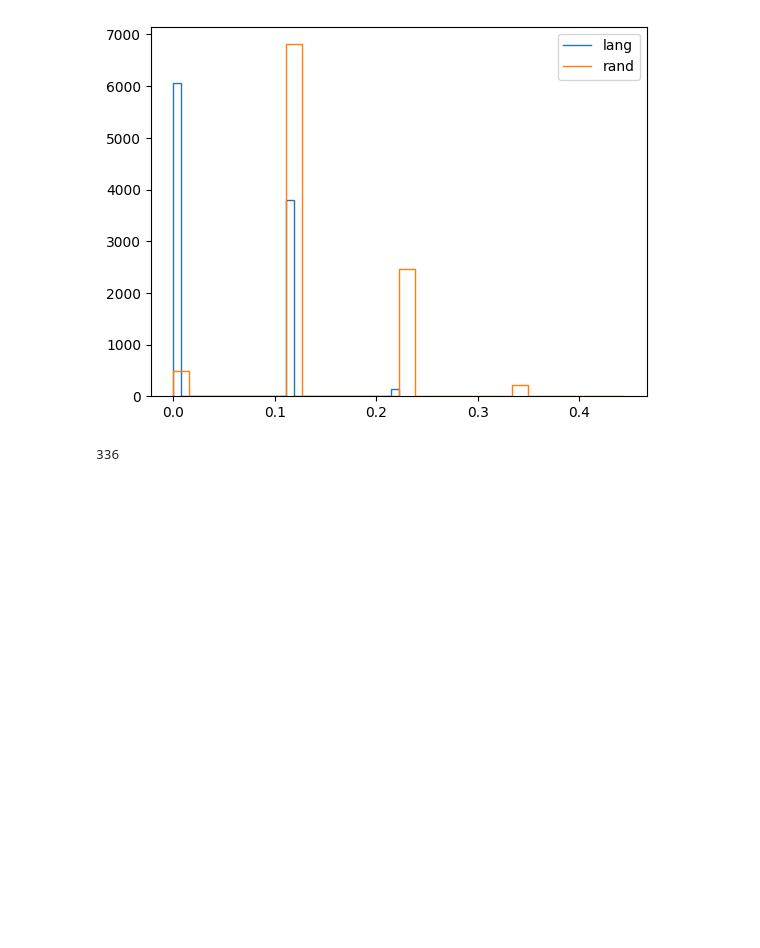
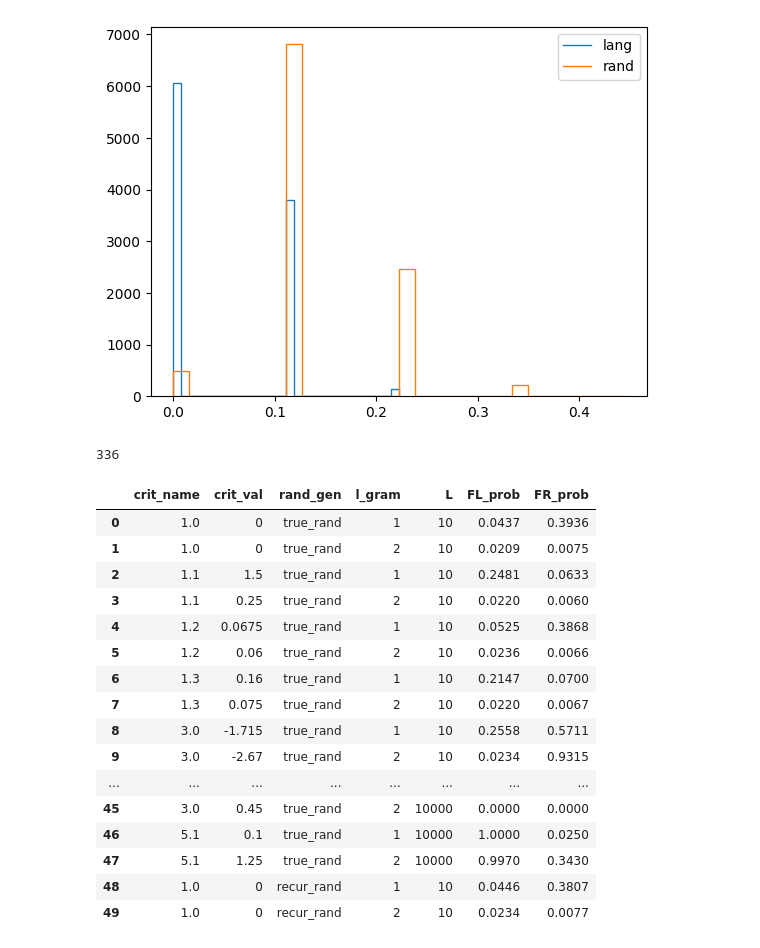
Before and after one commit to Pechenkya/Cryptoanalysis-Lab2-Bondar_Kistaiev, a Jupyter notebook: temp (shvidkiy).ipynb, the cells around one changed output. Saved outputs shown, nothing was run; the diff lists cells and outputs as text; code cells hidden in the pictures; blank space fills up the shorter version.

Commit message:
full results

```diff
--- a/temp (shvidkiy).ipynb
+++ b/temp (shvidkiy).ipynb
@@ -383,7 +383,7 @@ criteria = [crit_10_stat, crit_11_stat, crit_12_stat, crit_13_stat, crit_30_stat
 criteria_names = ["1.0", "1.1", "1.2", "1.3", "3.0", "5.1"]
 crit_vals = [k10, k11, k12, k13, k30, k51]
 
-n_texts = {10: 1000, 100: 1000, 1000: 1000, 10000: 100}
+n_texts = {10: 10000, 100: 10000, 1000: 10000, 10000: 1000}
 
 
 for rand_gen in zip(rand_gens, rand_gens_names):
@@ -401,8 +401,25 @@ for rand_gen in zip(rand_gens, rand_gens_names):
 # %%
 print(len(data.index))
 
 data.head(50)
 
-data.to_excel('small_results.xlsx')
+# data.to_excel('full_results.xlsx')
 # %% [output]
 336
+|  | crit_name | crit_val | rand_gen | l_gram | L | FL_prob | FR_prob |
+| 0 | 1.0 | 0 | true_rand | 1 | 10 | 0.0437 | 0.3936 |
+| 1 | 1.0 | 0 | true_rand | 2 | 10 | 0.0209 | 0.0075 |
+| 2 | 1.1 | 1.5 | true_rand | 1 | 10 | 0.2481 | 0.0633 |
+| 3 | 1.1 | 0.25 | true_rand | 2 | 10 | 0.0220 | 0.0060 |
+| 4 | 1.2 | 0.0675 | true_rand | 1 | 10 | 0.0525 | 0.3868 |
+| 5 | 1.2 | 0.06 | true_rand | 2 | 10 | 0.0236 | 0.0066 |
+| 6 | 1.3 | 0.16 | true_rand | 1 | 10 | 0.2147 | 0.0700 |
+| 7 | 1.3 | 0.075 | true_rand | 2 | 10 | 0.0220 | 0.0067 |
+| 8 | 3.0 | -1.715 | true_rand | 1 | 10 | 0.2558 | 0.5711 |
+| 9 | 3.0 | -2.67 | true_rand | 2 | 10 | 0.0234 | 0.9315 |
+| ... | ... | ... | ... | ... | ... | ... | ... |
+| 45 | 3.0 | 0.45 | true_rand | 2 | 10000 | 0.0000 | 0.0000 |
+| 46 | 5.1 | 0.1 | true_rand | 1 | 10000 | 1.0000 | 0.0250 |
+| 47 | 5.1 | 1.25 | true_rand | 2 | 10000 | 0.9970 | 0.3430 |
+| 48 | 1.0 | 0 | recur_rand | 1 | 10 | 0.0446 | 0.3807 |
+| 49 | 1.0 | 0 | recur_rand | 2 | 10 | 0.0234 | 0.0077 |
```
Also changed, not shown: 1 other file.
